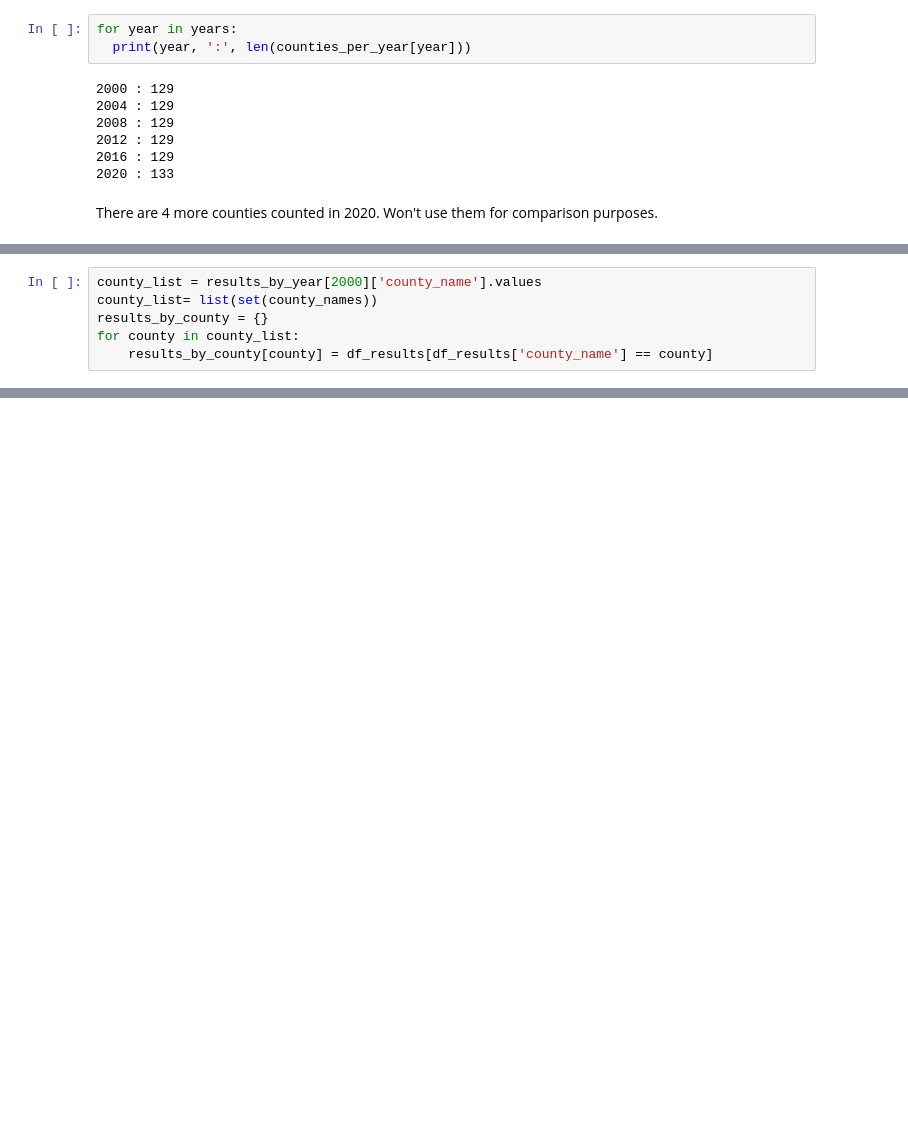
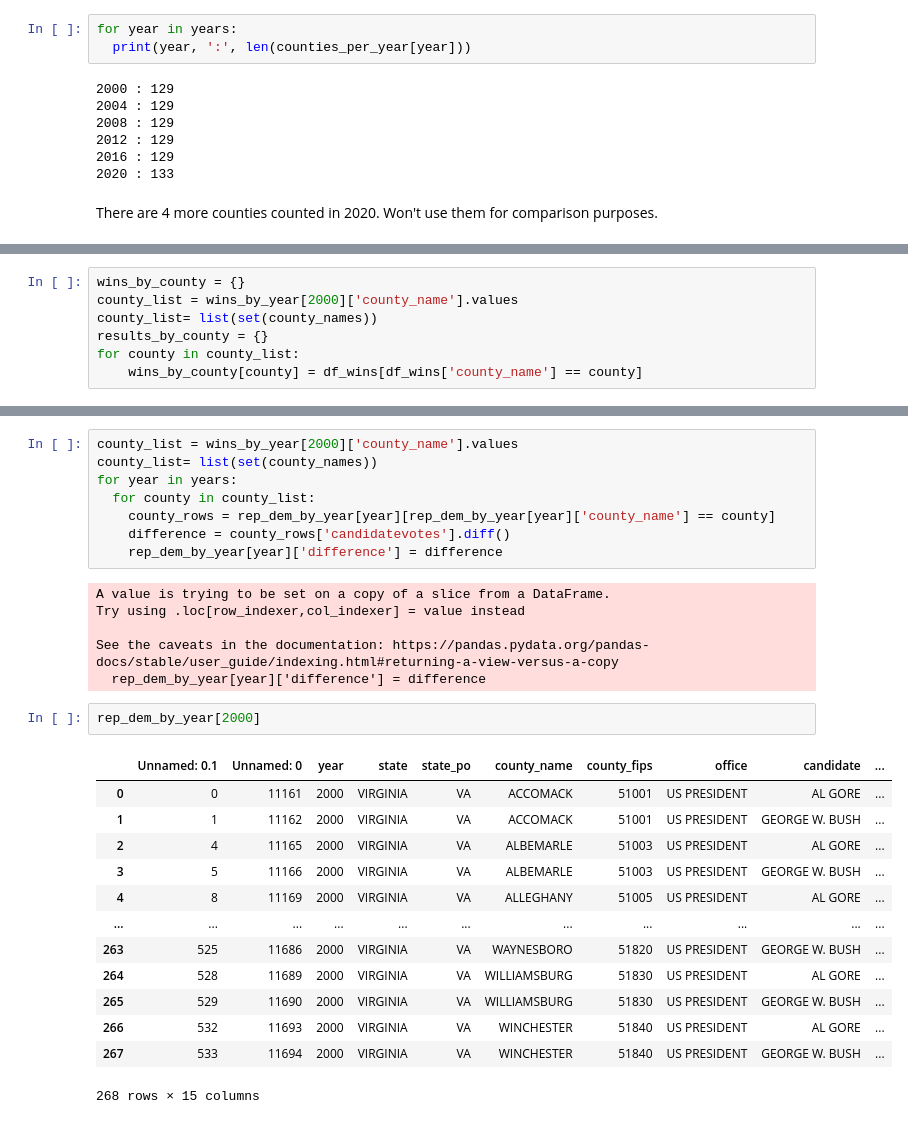
Before and after one commit to abkerper/project_voting, a Jupyter notebook: Allison2.ipynb, the cells around one changed output, grey strips where cells are left out. Cells and saved outputs as stored; diff of their text form; blank space fills up the shorter version.

```diff
--- a/Allison2.ipynb
+++ b/Allison2.ipynb
@@ -88,6 +62,7 @@ for year in years:
 # %%
-county_list = results_by_year[2000]['county_name'].values
+wins_by_county = {}
+county_list = wins_by_year[2000]['county_name'].values
 county_list= list(set(county_names))
 results_by_county = {}
 for county in county_list:
-    results_by_county[county] = df_results[df_results['county_name'] == county]
+    wins_by_county[county] = df_wins[df_wins['county_name'] == county]
@@ -103,0 +122,30 @@ results_by_county['ALBEMARLE']
+# %%
+county_list = wins_by_year[2000]['county_name'].values
+county_list= list(set(county_names))
+for year in years:
+  for county in county_list:
+    county_rows = rep_dem_by_year[year][rep_dem_by_year[year]['county_name'] == county]
+    difference = county_rows['candidatevotes'].diff()
+    rep_dem_by_year[year]['difference'] = difference
+# %% [output]
+A value is trying to be set on a copy of a slice from a DataFrame.
+Try using .loc[row_indexer,col_indexer] = value instead
+
+See the caveats in the documentation: https://pandas.pydata.org/pandas-docs/stable/user_guide/indexing.html#returning-a-view-versus-a-copy
+  rep_dem_by_year[year]['difference'] = difference
+# %%
+rep_dem_by_year[2000]
+# %% [output]
+|  | Unnamed: 0.1 | Unnamed: 0 | year | state | state_po | county_name | county_fips | office | candidate | ... |
+| 0 | 0 | 11161 | 2000 | VIRGINIA | VA | ACCOMACK | 51001 | US PRESIDENT | AL GORE | ... |
+| 1 | 1 | 11162 | 2000 | VIRGINIA | VA | ACCOMACK | 51001 | US PRESIDENT | GEORGE W. BUSH | ... |
+| 2 | 4 | 11165 | 2000 | VIRGINIA | VA | ALBEMARLE | 51003 | US PRESIDENT | AL GORE | ... |
+| 3 | 5 | 11166 | 2000 | VIRGINIA | VA | ALBEMARLE | 51003 | US PRESIDENT | GEORGE W. BUSH | ... |
+| 4 | 8 | 11169 | 2000 | VIRGINIA | VA | ALLEGHANY | 51005 | US PRESIDENT | AL GORE | ... |
+| ... | ... | ... | ... | ... | ... | ... | ... | ... | ... | ... |
+| 263 | 525 | 11686 | 2000 | VIRGINIA | VA | WAYNESBORO | 51820 | US PRESIDENT | GEORGE W. BUSH | ... |
+| 264 | 528 | 11689 | 2000 | VIRGINIA | VA | WILLIAMSBURG | 51830 | US PRESIDENT | AL GORE | ... |
+| 265 | 529 | 11690 | 2000 | VIRGINIA | VA | WILLIAMSBURG | 51830 | US PRESIDENT | GEORGE W. BUSH | ... |
+| 266 | 532 | 11693 | 2000 | VIRGINIA | VA | WINCHESTER | 51840 | US PRESIDENT | AL GORE | ... |
+| 267 | 533 | 11694 | 2000 | VIRGINIA | VA | WINCHESTER | 51840 | US PRESIDENT | GEORGE W. BUSH | ... |
+268 rows × 15 columns
```
Also changed, not shown: parts of 21 cells of this notebook.
